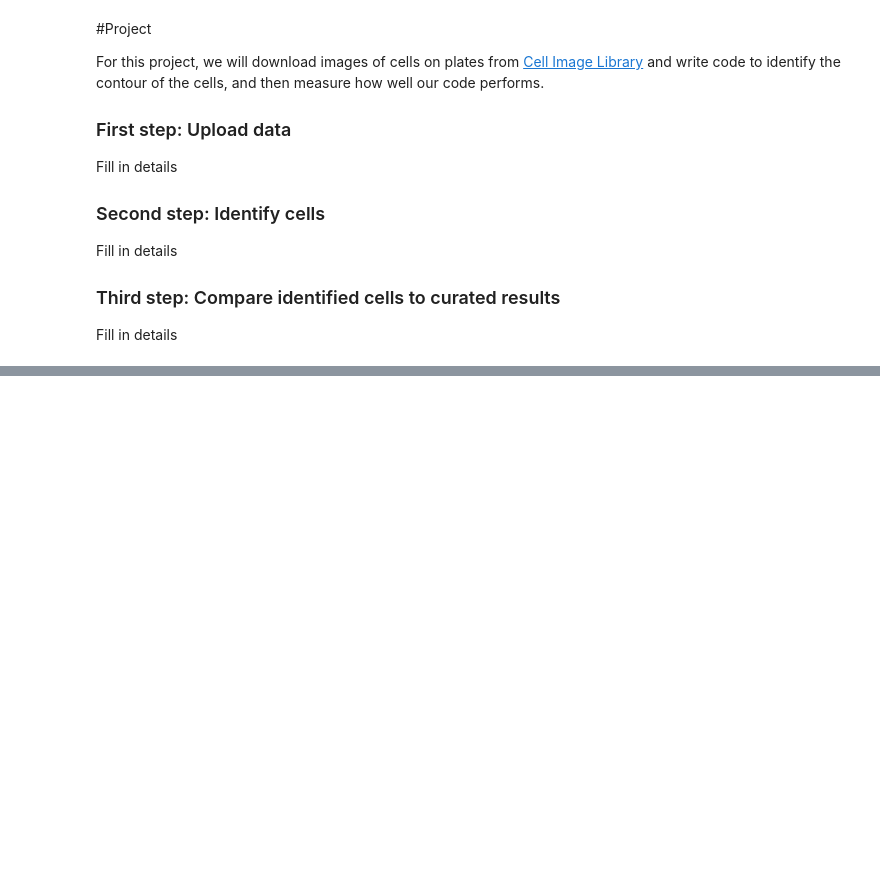
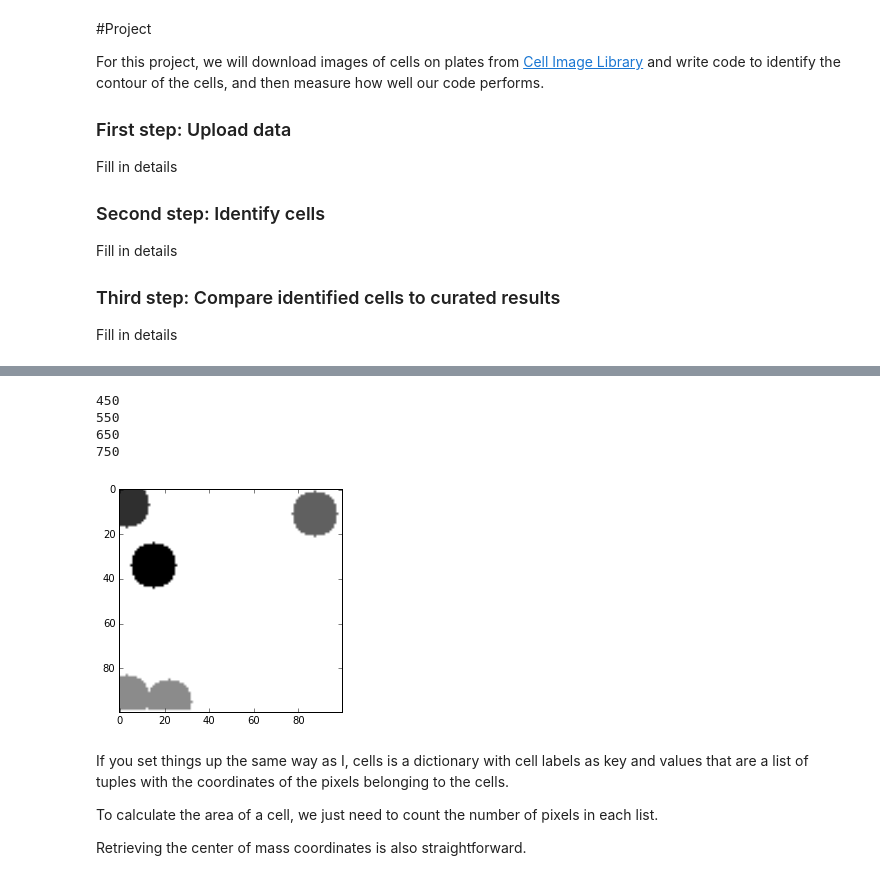
Before and after one commit to amarallab/Introduction-to-Python-Programming-and-Data-Science, a Jupyter notebook: Lessons/Day8_pm1_Cell_detection_project.ipynb, the cells around one changed output, grey strips where cells are left out. Cells and saved outputs as stored; diff of their text form; code cells hidden in the pictures; blank space fills up the shorter version.

```diff
--- a/Lessons/Day8_pm1_Cell_detection_project.ipynb
+++ b/Lessons/Day8_pm1_Cell_detection_project.ipynb
@@ -140,0 +288,65 @@ plt.show()
+# %%
+#answer
+# Right now, all foreground pixels are labelled with `1000`.
+# We are going to assign different labels to each cluster of foreground pixels.
+# But which pixels belong to the same cluster? I suggest using the eight
+# pixels around each center pixel.
+
+cells = {}
+
+# We will start by picking a pixel at random, check if it does not belong to a cluster
+# and then do a breadth search first.
+
+Lx, Ly = image.shape
+#print(Lx, Ly)
+
+label = 350
+failure = 0
+
+while True:
+    x = randint(0, Lx-1)
+    y = randint(0, Ly-1)
+
+    # Check if random pixel belongs to un-identified cell
+    if image[x][y] != 1000:
+        failure += 1
+    else:
+        failure = 0
+        image[x][y] = label
+        seeds = {(x,y), }
+        cells[label] = [(x, y)]
+
+        # Perform breath first search for pixels belonging to cell
+        while seeds:
+            x0, y0 = seeds.pop()
+            neighbors = get_neighbors(x0, y0, Lx, Ly)
+            for xn, yn in neighbors:
+                if image[xn][yn] == 1000:
+                    image[xn][yn] = label
+                    cells[label].append((xn, yn))
+                    seeds.add((xn, yn))
+                elif image[xn][yn] == 0:
+                    continue
+        # I need to store information on cell (center of mass, area, and so on)
+
+        label += 100
+        print(label)
+
+    if failure > Lx*Ly:
+            break
+
+#plt.imshow(image[x-10:x+10,y-10:y+10], cmap=cm.Greys)
+plt.imshow(image, cmap=cm.Greys)
+plt.show()
+# %% [output]
+450
+550
+650
+750
+[figure, added]
+# %% [markdown]
+If you set things up the same way as I, cells is a dictionary with cell labels as key and values that are a list of tuples with the coordinates of the pixels belonging to the cells.
+
+To calculate the area of a cell, we just need to count the number of pixels in each list.
+
+Retrieving the center of mass coordinates is also straightforward.
```
Also changed, not shown: parts of 22 cells of this notebook.
